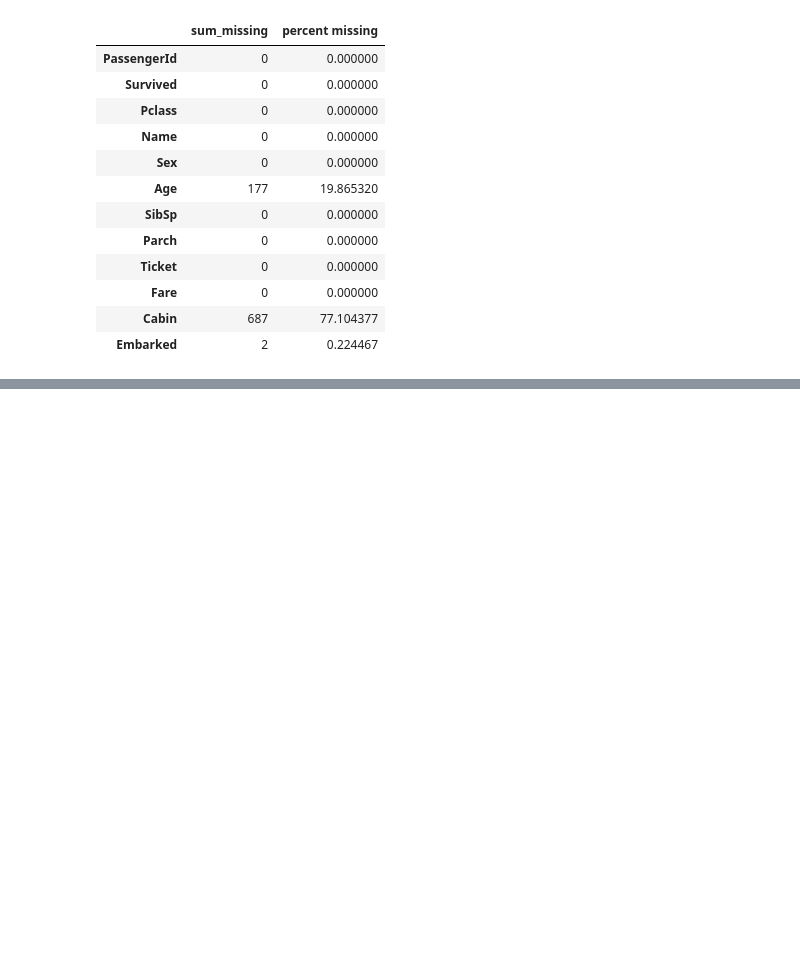
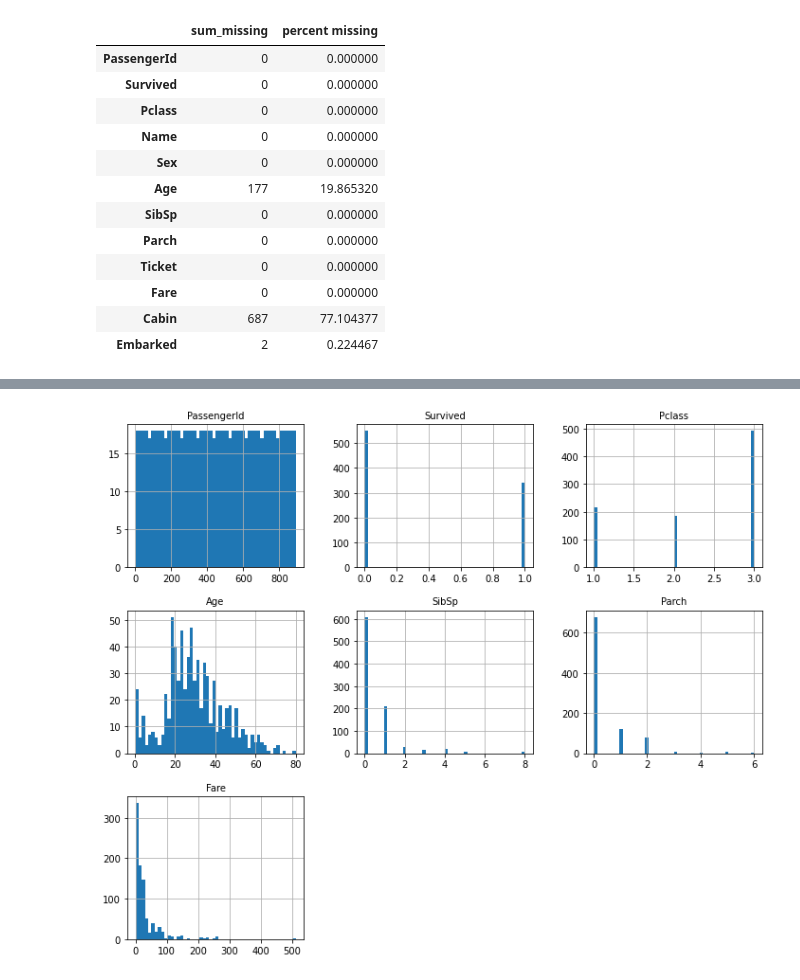
Before and after one commit to Evans-colon/titanic, a Jupyter notebook: titanic_model.ipynb, the cells around one changed output, grey strips where cells are left out. Saved outputs shown, nothing was run; the diff lists cells and outputs as text; code cells hidden in the pictures; blank space fills up the shorter version.

```diff
--- a/titanic_model.ipynb
+++ b/titanic_model.ipynb
@@ -98,7 +74,0 @@ train.survived.isna().sum()
-# %%
-train_data = train.drop(["ind"], axis = 1)
-test_data = test.drop(["ind"], axis = 1)
-X = train_data.drop(["survived"], axis = 1)
-y = test_data.survived
-X_train, y_train = train_test_split(train_data, test_size= 0.3)
-X_test, y_test = train_test_split(test_data, test_size=0.3)
@@ -123,0 +108,10 @@ ValueError: y should be a 1d array, got an array of shape (268, 8) instead.
+# %%
+plt.rc('font', size = 10)
+plt.rc('legend', fontsize = 10)
+plt.rc('axes', labelsize = 10, titlesize = 10)
+plt.rc('ytick', labelsize = 10)
+plt.rc('xtick', labelsize = 10)
+train_data.hist(bins = 50, figsize = (12, 10))
+plt.show()
+# %% [output]
+[figure, added]
```
Also changed, not shown: parts of 47 cells of this notebook, 4 other files.
